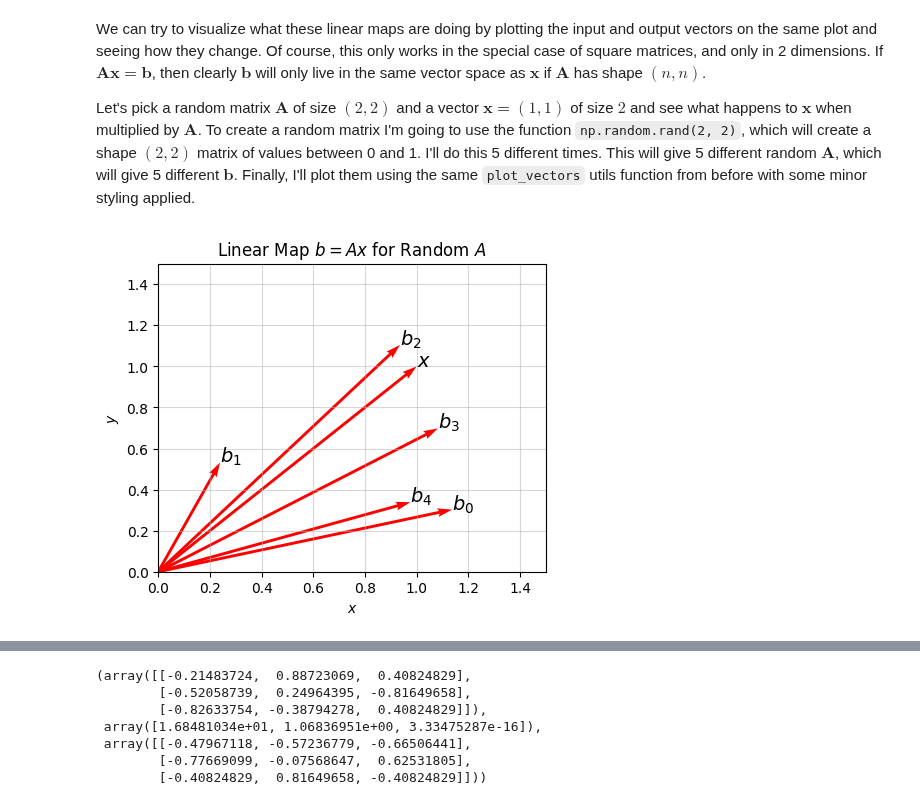
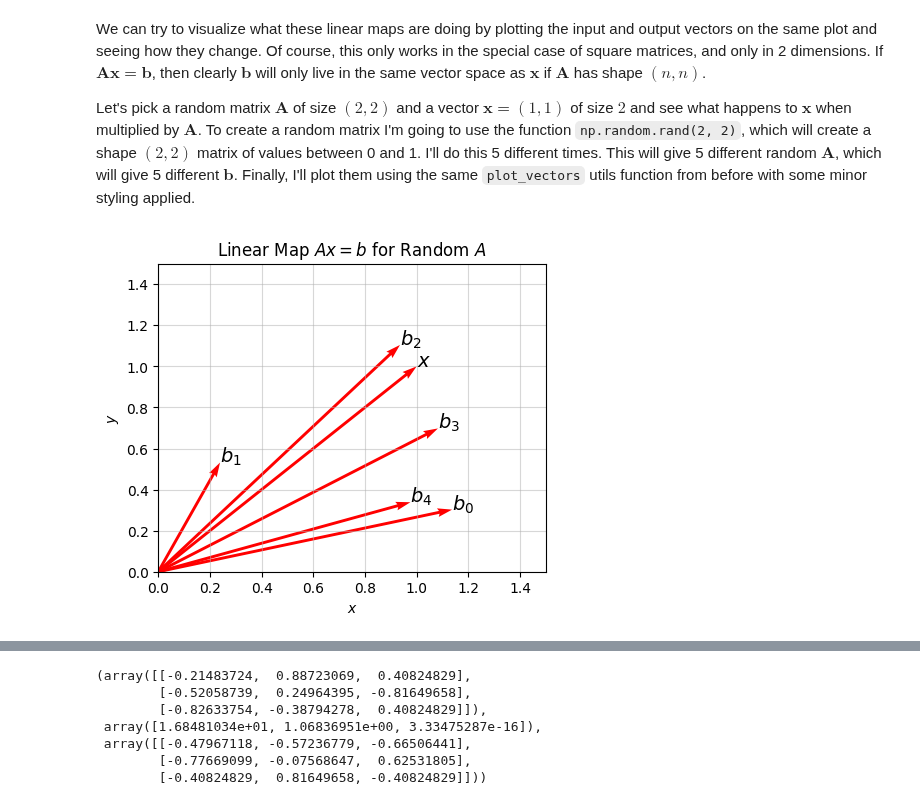
Before and after one commit to rkingery/ml-book, a Jupyter notebook: notebooks/linear-algebra.ipynb, the cells around one changed output, grey strips where cells are left out. Drawn from its saved outputs; the diff is of its cells as text; code cells hidden in the pictures.

```diff
--- a/notebooks/linear-algebra.ipynb
+++ b/notebooks/linear-algebra.ipynb
@@ -756,16 +762,16 @@ Let's pick a random matrix $\mathbf{A}$ of size $(2,2)$ and a vector $\mathbf{x}
 # %%
 x = np.array([1, 1]).reshape(-1, 1) # create column vector x = [1, 1]
 np.random.seed(1) # need this to ensure we get the same vectors every run
 bs = []
 for i in range(5):
     A = np.random.rand(2, 2) # generate a random (2, 2) matrix A
     b = A @ x # the matrix-vector multiply b = Ax
     bs.append(b)
 vectors = [x] + bs # to plot x and all the b vectors
 labels = ['$x$'] + [f'$b_{i}$' for i in range(len(bs))] # to plot the labels
-plot_vectors(vectors, xlim=(0, 1.5), ylim=(0, 1.5), labels=labels, title='Linear Map $b=Ax$ for Random $A$')
+plot_vectors(vectors, xlim=(0, 1.5), ylim=(0, 1.5), labels=labels, title='Linear Map $Ax=b$ for Random $A$')
 # %% [output]
-[figure, old version]
+[figure, new version]
 # %% [markdown]
 ### The Singular Value Decomposition (SVD)
 
```
Also changed, not shown: parts of 13 cells of this notebook, 2 other files.
